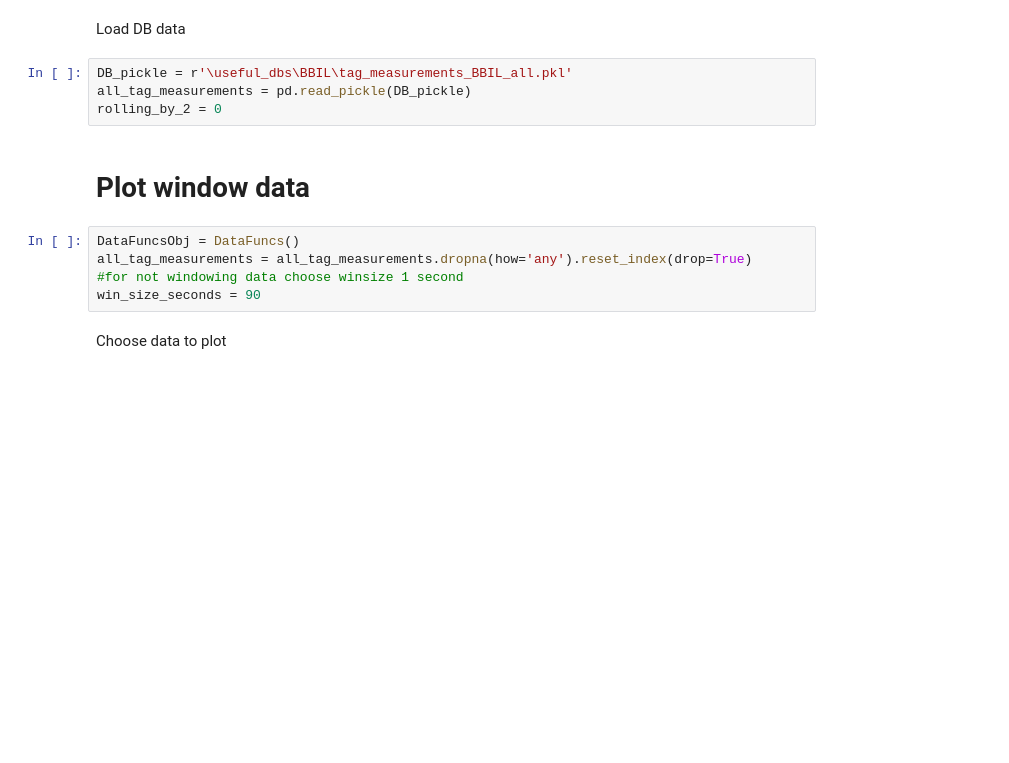
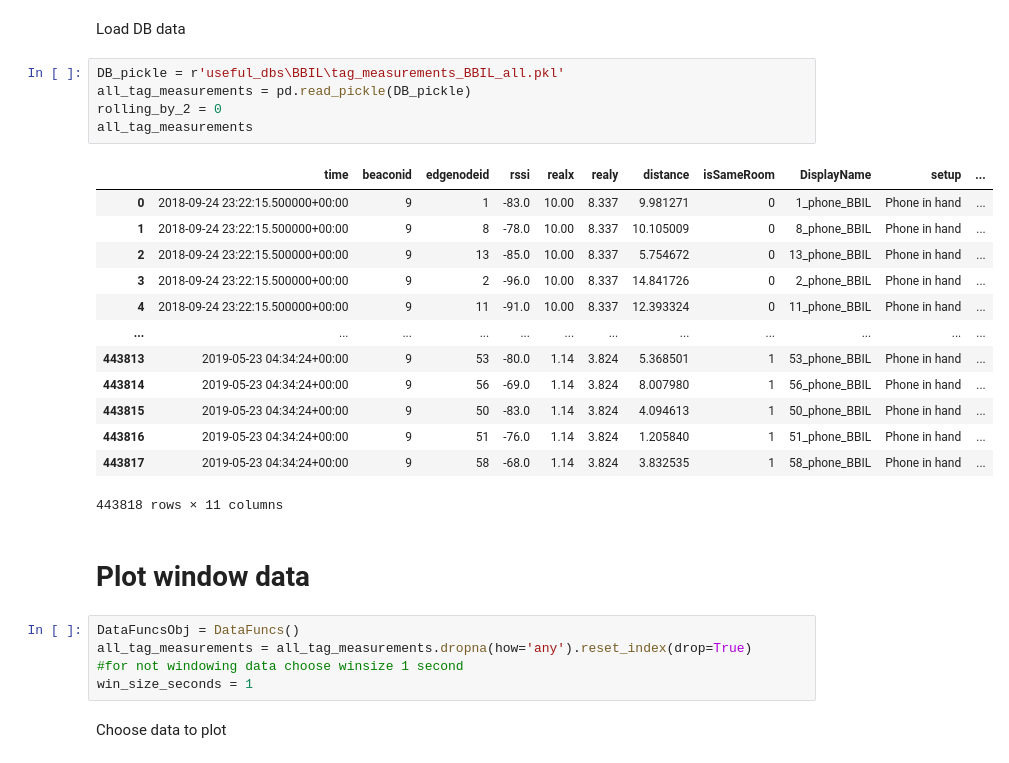
Before and after one commit to CylocTeam/BluetoothGeoClustering, a Jupyter notebook: BluetoothGeoClustering_python/DataAnalysis.ipynb, the cells around one changed output. Saved outputs shown, nothing was run; the diff lists cells and outputs as text; blank space fills up the shorter version.

```diff
--- a/BluetoothGeoClustering_python/DataAnalysis.ipynb
+++ b/BluetoothGeoClustering_python/DataAnalysis.ipynb
@@ -25,16 +25,31 @@ rolling_by_2 = 1
 # %% [markdown]
 Load DB data
 # %%
-DB_pickle = r'\useful_dbs\BBIL\tag_measurements_BBIL_all.pkl'
+DB_pickle = r'useful_dbs\BBIL\tag_measurements_BBIL_all.pkl'
 all_tag_measurements = pd.read_pickle(DB_pickle)
 rolling_by_2 = 0
+all_tag_measurements
+# %% [output]
+|  | time | beaconid | edgenodeid | rssi | realx | realy | distance | isSameRoom | DisplayName | setup | ... |
+| 0 | 2018-09-24 23:22:15.500000+00:00 | 9 | 1 | -83.0 | 10.00 | 8.337 | 9.981271 | 0 | 1_phone_BBIL | Phone in hand | ... |
+| 1 | 2018-09-24 23:22:15.500000+00:00 | 9 | 8 | -78.0 | 10.00 | 8.337 | 10.105009 | 0 | 8_phone_BBIL | Phone in hand | ... |
+| 2 | 2018-09-24 23:22:15.500000+00:00 | 9 | 13 | -85.0 | 10.00 | 8.337 | 5.754672 | 0 | 13_phone_BBIL | Phone in hand | ... |
+| 3 | 2018-09-24 23:22:15.500000+00:00 | 9 | 2 | -96.0 | 10.00 | 8.337 | 14.841726 | 0 | 2_phone_BBIL | Phone in hand | ... |
+| 4 | 2018-09-24 23:22:15.500000+00:00 | 9 | 11 | -91.0 | 10.00 | 8.337 | 12.393324 | 0 | 11_phone_BBIL | Phone in hand | ... |
+| ... | ... | ... | ... | ... | ... | ... | ... | ... | ... | ... | ... |
+| 443813 | 2019-05-23 04:34:24+00:00 | 9 | 53 | -80.0 | 1.14 | 3.824 | 5.368501 | 1 | 53_phone_BBIL | Phone in hand | ... |
+| 443814 | 2019-05-23 04:34:24+00:00 | 9 | 56 | -69.0 | 1.14 | 3.824 | 8.007980 | 1 | 56_phone_BBIL | Phone in hand | ... |
+| 443815 | 2019-05-23 04:34:24+00:00 | 9 | 50 | -83.0 | 1.14 | 3.824 | 4.094613 | 1 | 50_phone_BBIL | Phone in hand | ... |
+| 443816 | 2019-05-23 04:34:24+00:00 | 9 | 51 | -76.0 | 1.14 | 3.824 | 1.205840 | 1 | 51_phone_BBIL | Phone in hand | ... |
+| 443817 | 2019-05-23 04:34:24+00:00 | 9 | 58 | -68.0 | 1.14 | 3.824 | 3.832535 | 1 | 58_phone_BBIL | Phone in hand | ... |
+443818 rows × 11 columns
 # %% [markdown]
 # Plot window data
 # %%
 DataFuncsObj = DataFuncs()
 all_tag_measurements = all_tag_measurements.dropna(how='any').reset_index(drop=True)
 #for not windowing data choose winsize 1 second
-win_size_seconds = 90
+win_size_seconds = 1
 # %% [markdown]
 Choose data to plot
 # %%
```
Also changed, not shown: parts of 5 cells of this notebook.
